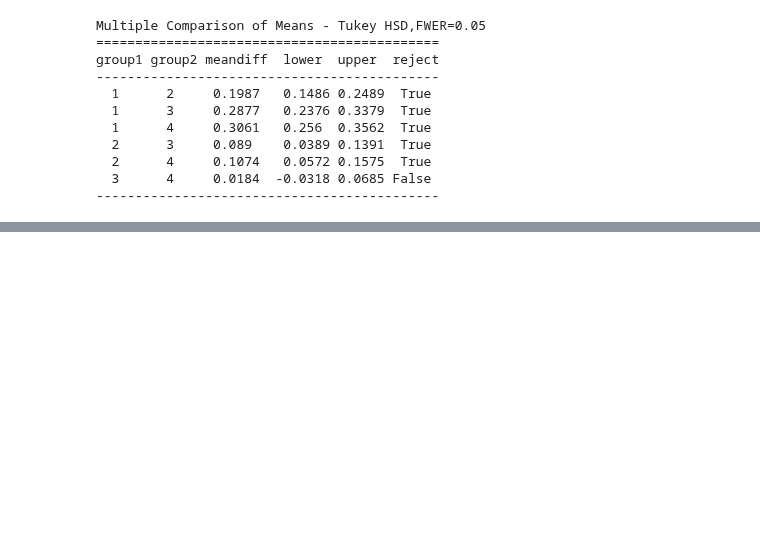
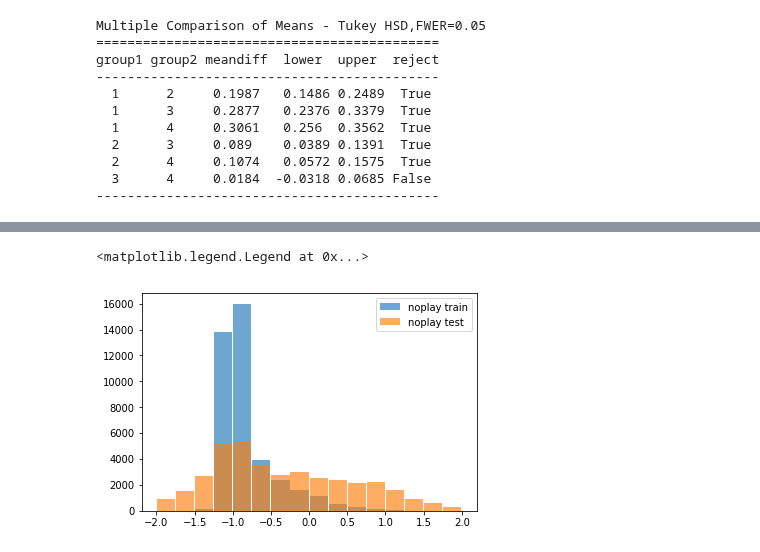
Before and after one commit to maddybartlett/NEN001, a Jupyter notebook: Plots.ipynb, the cells around one changed output, grey strips where cells are left out. Drawn from its saved outputs; the diff is of its cells as text; code cells hidden in the pictures; blank space fills up the shorter version.

```diff
--- a/Plots.ipynb
+++ b/Plots.ipynb
@@ -149,0 +295,7 @@ group1 group2 meandiff  lower  upper  reject
+# %%
+plt.hist(noplay_train, bins=bins, rwidth=0.95, alpha=0.65, label='noplay train')
+plt.hist(noplay_test, bins=bins, rwidth=0.95, alpha=0.65, label='noplay test')
+plt.legend(loc='upper right')
+# %% [output]
+<matplotlib.legend.Legend at 0x...>
+[figure, added]
```
Also changed, not shown: parts of 39 cells of this notebook, 1 other file.
